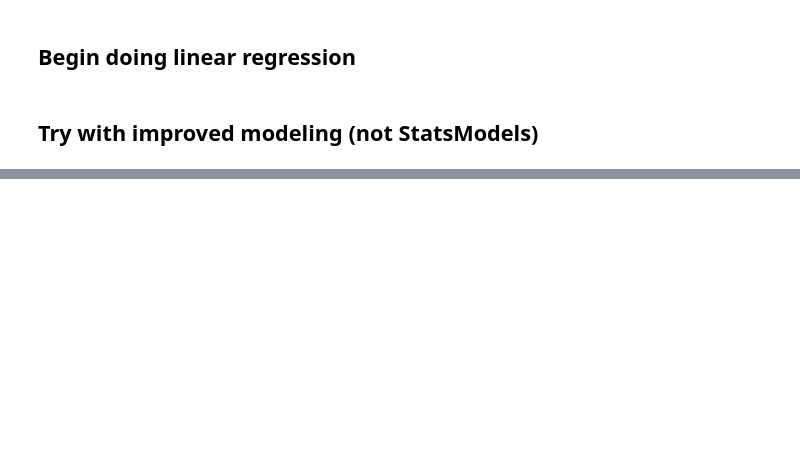
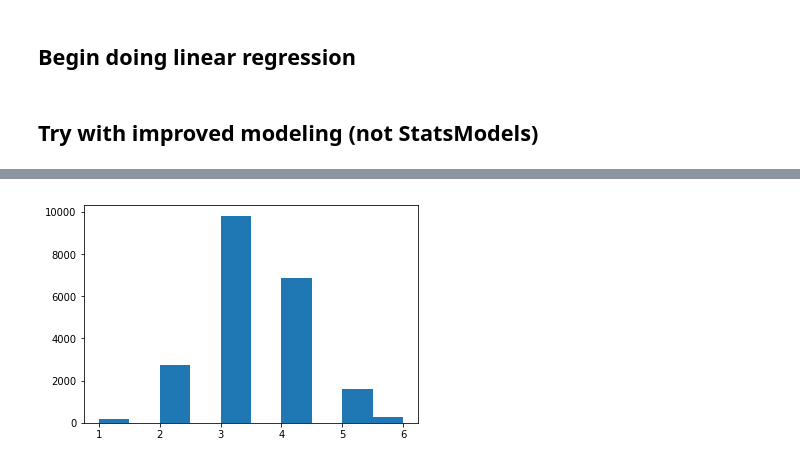
Before and after one commit to dirkstrong1/dsc-v2-mod1-final-project-seattle-ds-080519, a Jupyter notebook: aaron_first_model.ipynb, the cells around one changed output, grey strips where cells are left out. Drawn from its saved outputs; the diff is of its cells as text; code cells hidden in the pictures; blank space fills up the shorter version.

```diff
--- a/aaron_first_model.ipynb
+++ b/aaron_first_model.ipynb
@@ -187,0 +215,4 @@ Index(['x0_98002', 'x0_98003', 'x0_98004', 'x0_98005', 'x0_98006', 'x0_98007',
+# %%
+plt.hist(raw_data['bedrooms'],range=(1,6));
+# %% [output]
+[figure, added]
```
Also changed, not shown: parts of 39 cells of this notebook.
